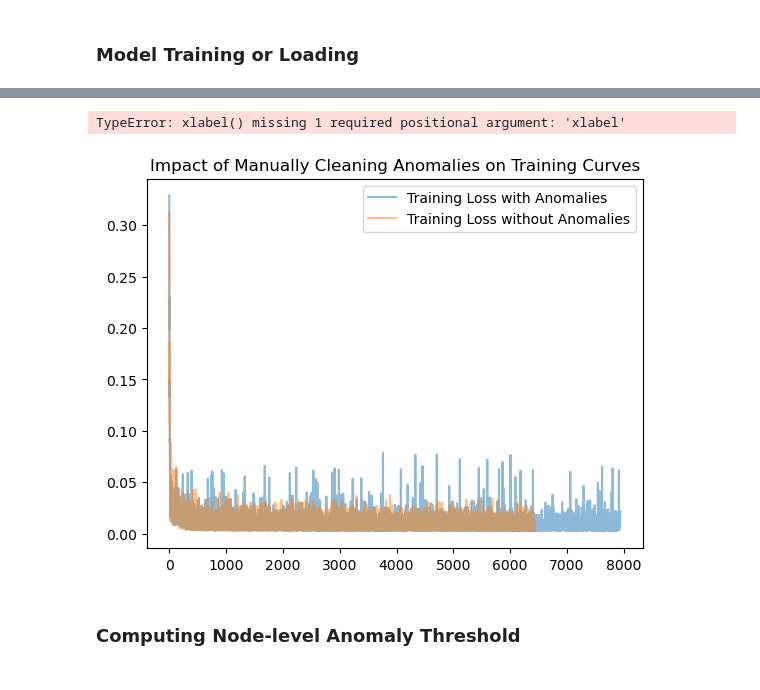
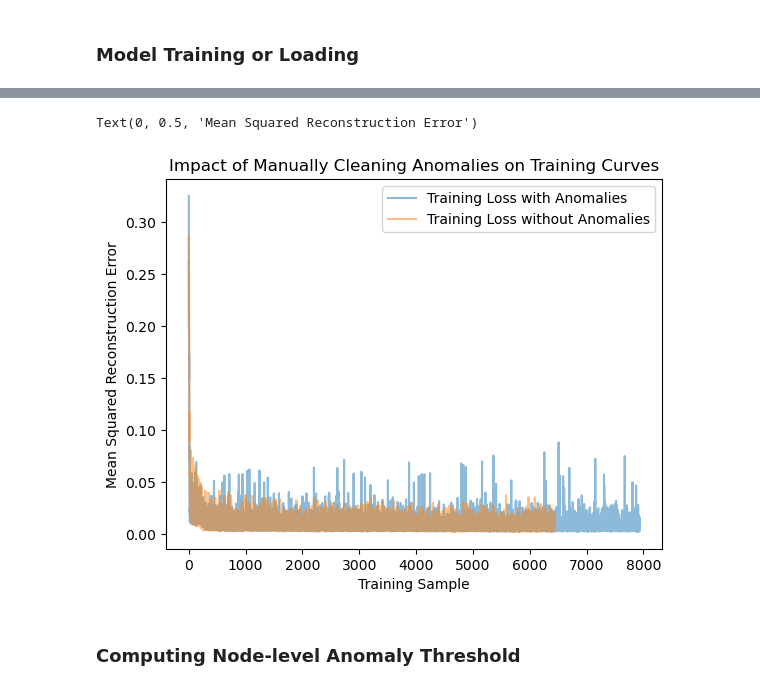
Before and after one commit to acoursey3/freeway-anomaly-detection, a Jupyter notebook: code/Manual Label Ablation.ipynb, the cells around one changed output, grey strips where cells are left out. Cells and saved outputs as stored; diff of their text form; code cells hidden in the pictures.

```diff
--- a/code/Manual Label Ablation.ipynb
+++ b/code/Manual Label Ablation.ipynb
@@ -113,12 +113,13 @@ Epoch number 0 last 100 loss 0.007421114984899759
 # %%
 plt.plot(losses, alpha=0.5, label='Training Loss with Anomalies')
 plt.plot(labeled_losses, alpha=0.5, label='Training Loss without Anomalies')
 plt.legend()
 plt.title("Impact of Manually Cleaning Anomalies on Training Curves")
-plt.xlabel()
+plt.xlabel("Training Sample")
+plt.ylabel("Mean Squared Reconstruction Error")
 # %% [output]
-TypeError: xlabel() missing 1 required positional argument: 'xlabel'
+Text(0, 0.5, 'Mean Squared Reconstruction Error')
-[figure, old version]
+[figure, new version]
 # %% [markdown]
 ### Computing Node-level Anomaly Threshold
 # %%
```
Also changed, not shown: parts of 9 cells of this notebook, 12 other files.
